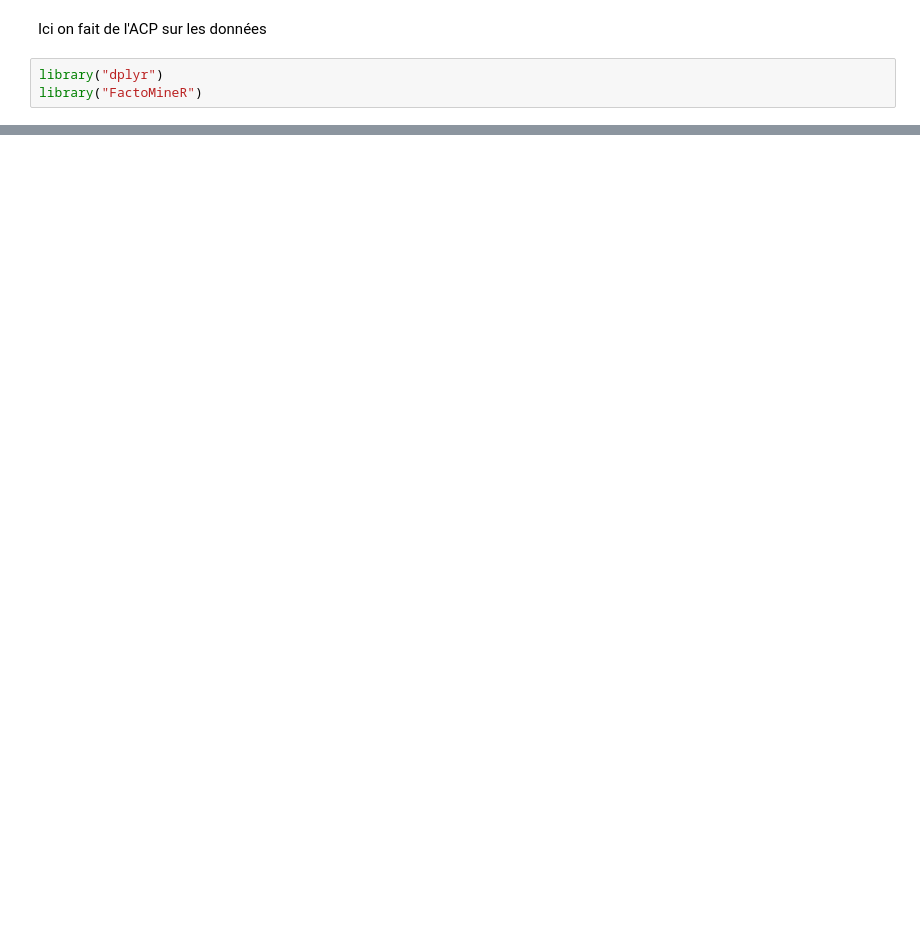
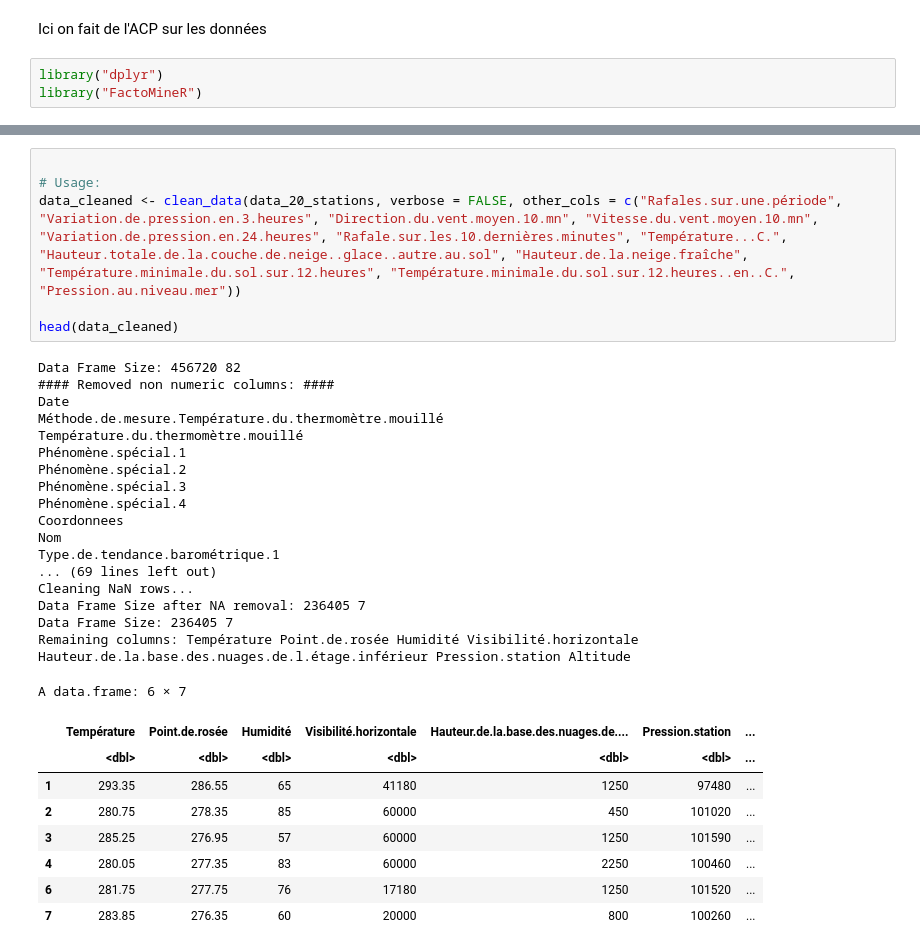
Before and after one commit to thomasdepic/SDD-BE-meteo, a Jupyter notebook: questions/5_ACP.ipynb, the cells around one changed output, grey strips where cells are left out. Drawn from its saved outputs; the diff is of its cells as text; blank space fills up the shorter version.

```diff
--- a/questions/5_ACP.ipynb
+++ b/questions/5_ACP.ipynb
@@ -314 +181,34 @@ acp_de_sagouin <- prcomp(data_for_acp, scale. = FALSE)
+# %%
+
+# Usage:
+data_cleaned <- clean_data(data_20_stations, verbose = FALSE, other_cols = c("Rafales.sur.une.période", "Variation.de.pression.en.3.heures", "Direction.du.vent.moyen.10.mn", "Vitesse.du.vent.moyen.10.mn", "Variation.de.pression.en.24.heures", "Rafale.sur.les.10.dernières.minutes", "Température...C.", "Hauteur.totale.de.la.couche.de.neige..glace..autre.au.sol", "Hauteur.de.la.neige.fraîche", "Température.minimale.du.sol.sur.12.heures", "Température.minimale.du.sol.sur.12.heures..en..C.", "Pression.au.niveau.mer"))
+
+head(data_cleaned)
+# %% [output]
+Data Frame Size: 456720 82
+#### Removed non numeric columns: ####
+Date
+Méthode.de.mesure.Température.du.thermomètre.mouillé
+Température.du.thermomètre.mouillé
+Phénomène.spécial.1
+Phénomène.spécial.2
+Phénomène.spécial.3
+Phénomène.spécial.4
+Coordonnees
+Nom
+Type.de.tendance.barométrique.1
+... (69 lines left out)
+Cleaning NaN rows...
+Data Frame Size after NA removal: 236405 7
+Data Frame Size: 236405 7
+Remaining columns: Température Point.de.rosée Humidité Visibilité.horizontale Hauteur.de.la.base.des.nuages.de.l.étage.inférieur Pression.station Altitude
+A data.frame: 6 × 7
+|  | Température | Point.de.rosée | Humidité | Visibilité.horizontale | Hauteur.de.la.base.des.nuages.de.... | Pression.station | ... |
+|  | <dbl> | <dbl> | <dbl> | <dbl> | <dbl> | <dbl> | ... |
+| 1 | 293.35 | 286.55 | 65 | 41180 | 1250 | 97480 | ... |
+| 2 | 280.75 | 278.35 | 85 | 60000 | 450 | 101020 | ... |
+| 3 | 285.25 | 276.95 | 57 | 60000 | 1250 | 101590 | ... |
+| 4 | 280.05 | 277.35 | 83 | 60000 | 2250 | 100460 | ... |
+| 6 | 281.75 | 277.75 | 76 | 17180 | 1250 | 101520 | ... |
+| 7 | 283.85 | 276.35 | 60 | 20000 | 800 | 100260 | ... |
 # %%
```
Also changed, not shown: parts of 10 cells of this notebook.
